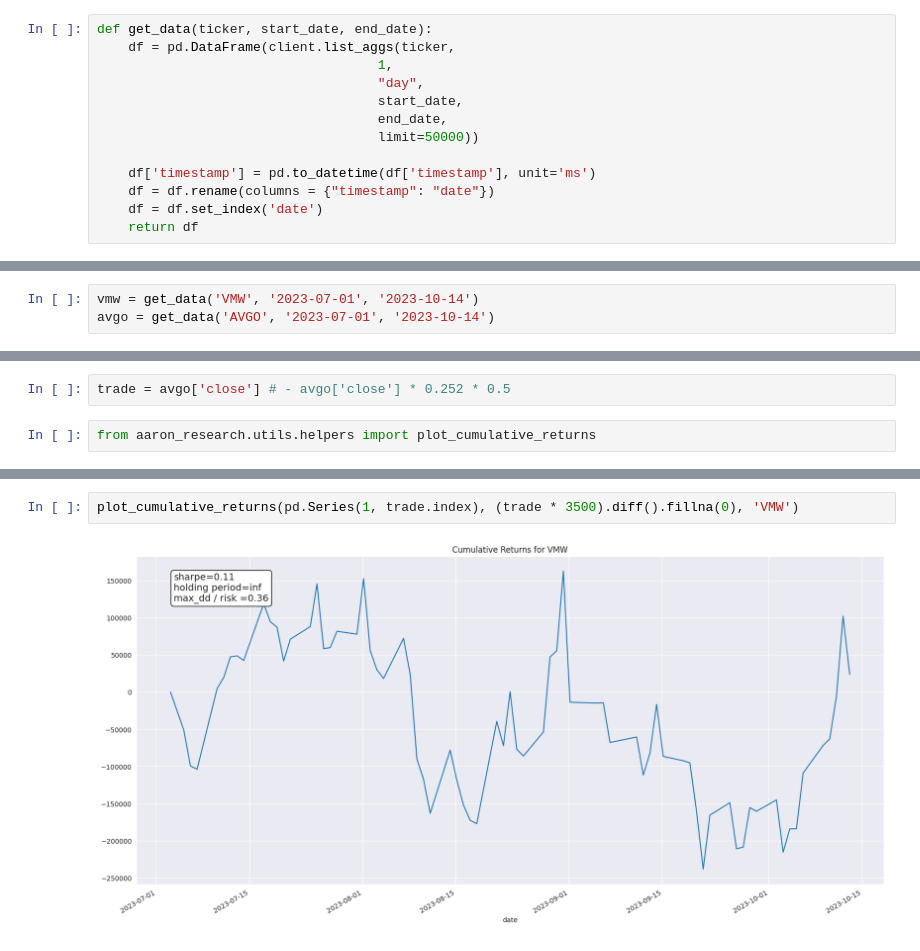
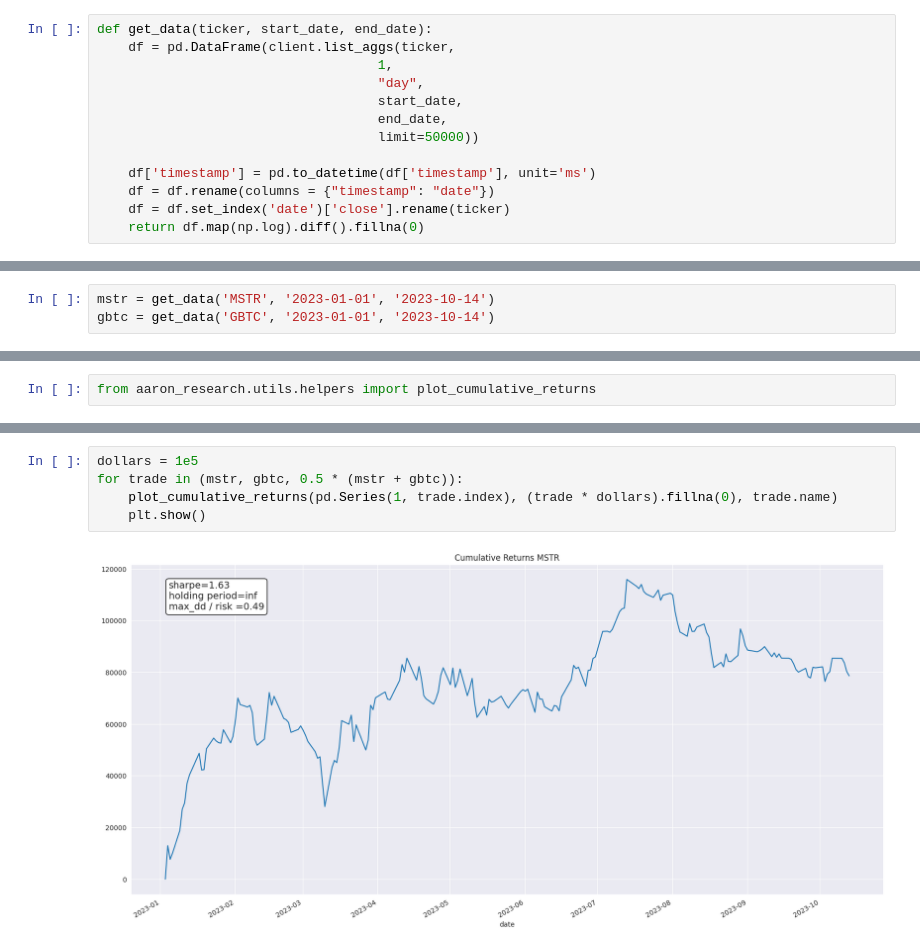
Before and after one commit to digitalmaster287/archangel, a Jupyter notebook: notebooks/polygon.ipynb, the cells around one changed output, grey strips where cells are left out. Cells and saved outputs as stored; diff of their text form.

```diff
--- a/notebooks/polygon.ipynb
+++ b/notebooks/polygon.ipynb
@@ -25,5 +26,5 @@ def get_data(ticker, start_date, end_date):
 
     df['timestamp'] = pd.to_datetime(df['timestamp'], unit='ms')
     df = df.rename(columns = {"timestamp": "date"})
-    df = df.set_index('date')
-    return df
+    df = df.set_index('date')['close'].rename(ticker)
+    return df.map(np.log).diff().fillna(0)
@@ -30,3 +35,3 @@ def get_data(ticker, start_date, end_date):
 # %%
-vmw = get_data('VMW', '2023-07-01', '2023-10-14')
-avgo = get_data('AVGO', '2023-07-01', '2023-10-14')
+mstr = get_data('MSTR', '2023-01-01', '2023-10-14')
+gbtc = get_data('GBTC', '2023-01-01', '2023-10-14')
@@ -49,4 +38,2 @@ Name: close, Length: 73, dtype: float64
-# %%
-trade = avgo['close'] # - avgo['close'] * 0.252 * 0.5
 # %%
 from aaron_research.utils.helpers import plot_cumulative_returns
@@ -70,4 +40,7 @@ vmw
-# %%
-plot_cumulative_returns(pd.Series(1, trade.index), (trade * 3500).diff().fillna(0), 'VMW')
-# %% [output]
-[figure, removed]
+# %%
+dollars = 1e5
+for trade in (mstr, gbtc, 0.5 * (mstr + gbtc)):
+    plot_cumulative_returns(pd.Series(1, trade.index), (trade * dollars).fillna(0), trade.name)
+    plt.show()
+# %% [output]
+[figure, added]
```
Also changed, not shown: parts of 5 cells of this notebook.
